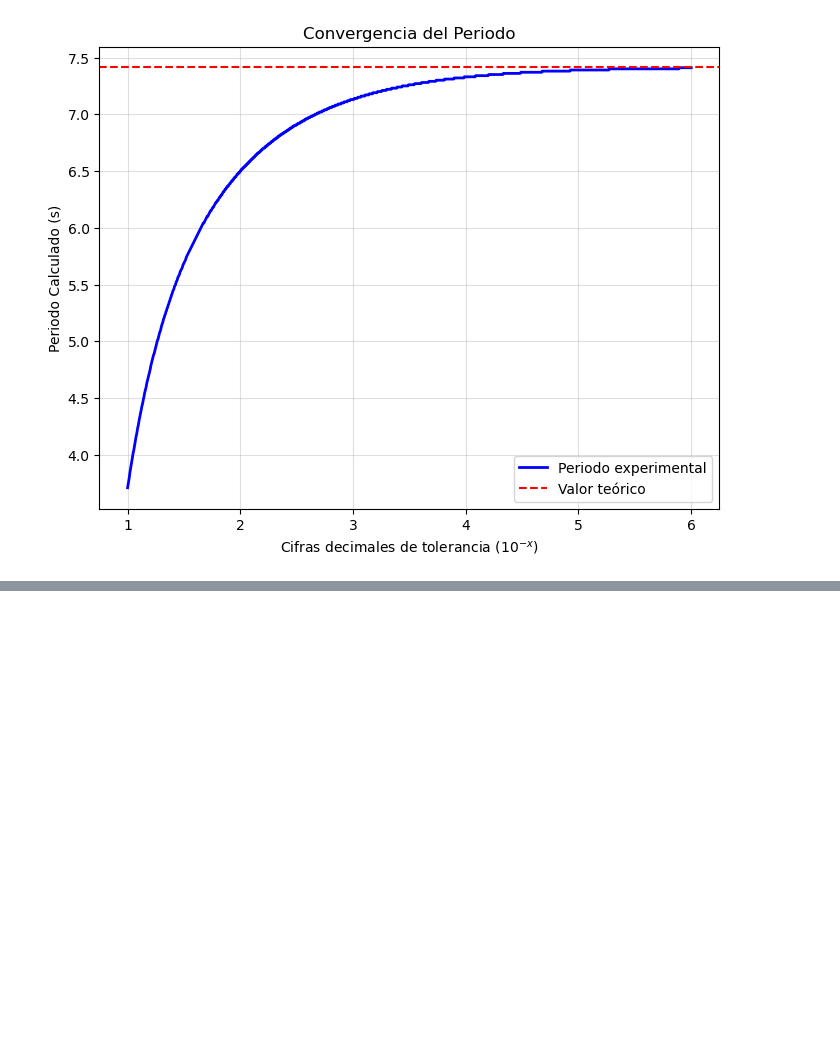
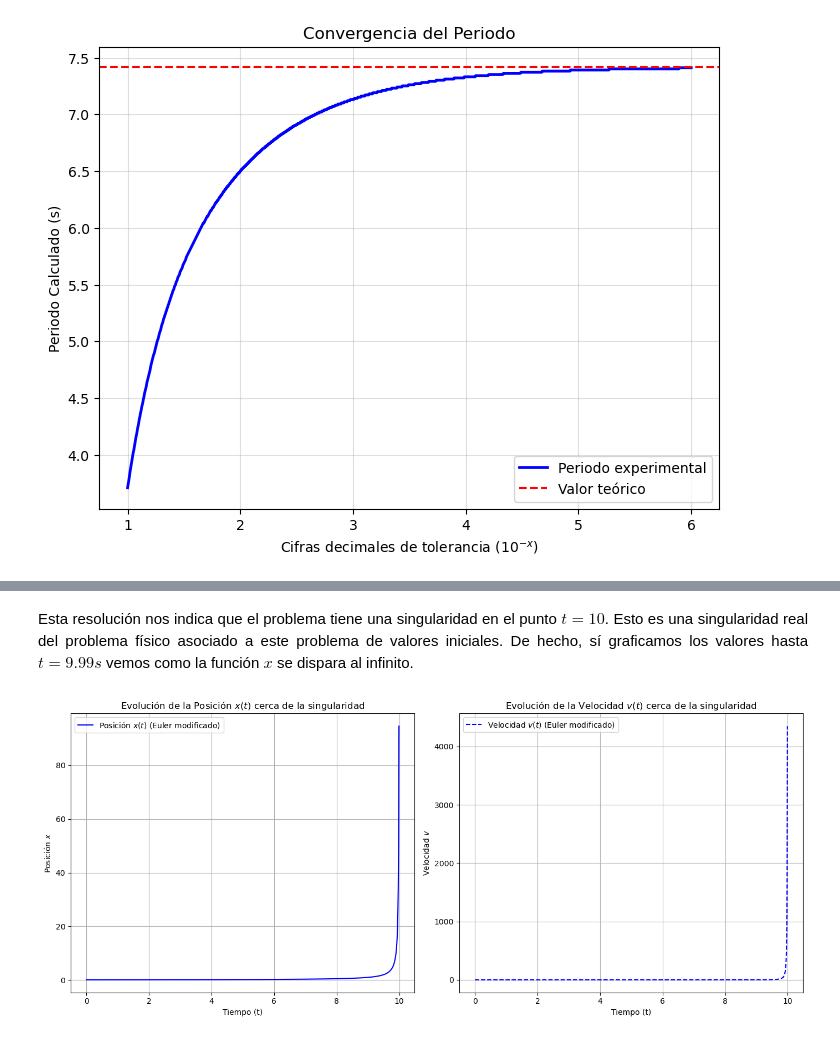
Before and after one commit to LagrangianLad/physics-lab, a Jupyter notebook: Computational physics/lab.ipynb, the cells around one changed output, grey strips where cells are left out. Drawn from its saved outputs; the diff is of its cells as text; code cells hidden in the pictures; blank space fills up the shorter version.

```diff
--- a/Computational physics/lab.ipynb
+++ b/Computational physics/lab.ipynb
@@ -996,0 +1181,48 @@ plt.show()
+# %% [markdown]
+<p style="text-indent: 0em; text-align: justify;">Esta resolución nos indica que el problema tiene una singularidad en el punto $t = 10$. Esto es una singularidad real del problema físico asociado a este problema de valores iniciales. De hecho, sí graficamos los valores hasta $t= 9.99 s$ vemos como la función $x$ se dispara al infinito.
+# %%
+# Nuevos valores iniciales
+tinicial = 0
+tfinal = 9.99
+N = 1000  # Número de pasos
+delta = (tfinal - tinicial) / N
+
+# PROBLEMA DE VALORES INCIALES PVI
+# x(0) = 0.1
+# v(0) = 0.01
+output_x_ec = [x0]
+output_v_ec = [v0]
+
+for i in range(N):
+    aceleracion_actual = aceleracion(output_x_ec[i])
+    vsiguiente = output_v_ec[i] + aceleracion_actual * delta
+    xsiguiente = output_x_ec[i] + vsiguiente * delta
+    output_x_ec.append(xsiguiente)
+    output_v_ec.append(vsiguiente)
+
+tiempo = np.linspace(tinicial, tfinal, len(output_x_ec))
+
+plt.figure(figsize=(14, 6)) # Aumentamos el tamaño para que los gráficos se vean mejor
+
+# Gráfico de Posición (x(t))
+plt.subplot(1, 2, 1) # 1 fila, 2 columnas, primer gráfico
+plt.plot(tiempo, output_x_ec, label='Posición $x(t)$ (Euler modificado)', color='blue')
+plt.title('Evolución de la Posición $x(t)$ cerca de la singularidad')
+plt.xlabel('Tiempo (t)')
+plt.ylabel('Posición $x$')
+plt.legend()
+plt.grid(True)
+
+# Gráfico de Velocidad (v(t))
+plt.subplot(1, 2, 2) # 1 fila, 2 columnas, segundo gráfico
+plt.plot(tiempo, output_v_ec, "--", label='Velocidad $v(t)$ (Euler modificado)', color='blue')
+plt.title('Evolución de la Velocidad $v(t)$ cerca de la singularidad')
+plt.xlabel('Tiempo (t)')
+plt.ylabel('Velocidad $v$')
+plt.legend()
+plt.grid(True)
+
+plt.tight_layout()
+plt.show()
+# %% [output]
+[figure, added]
```
Also changed, not shown: parts of 11 cells of this notebook, 1 other file.
